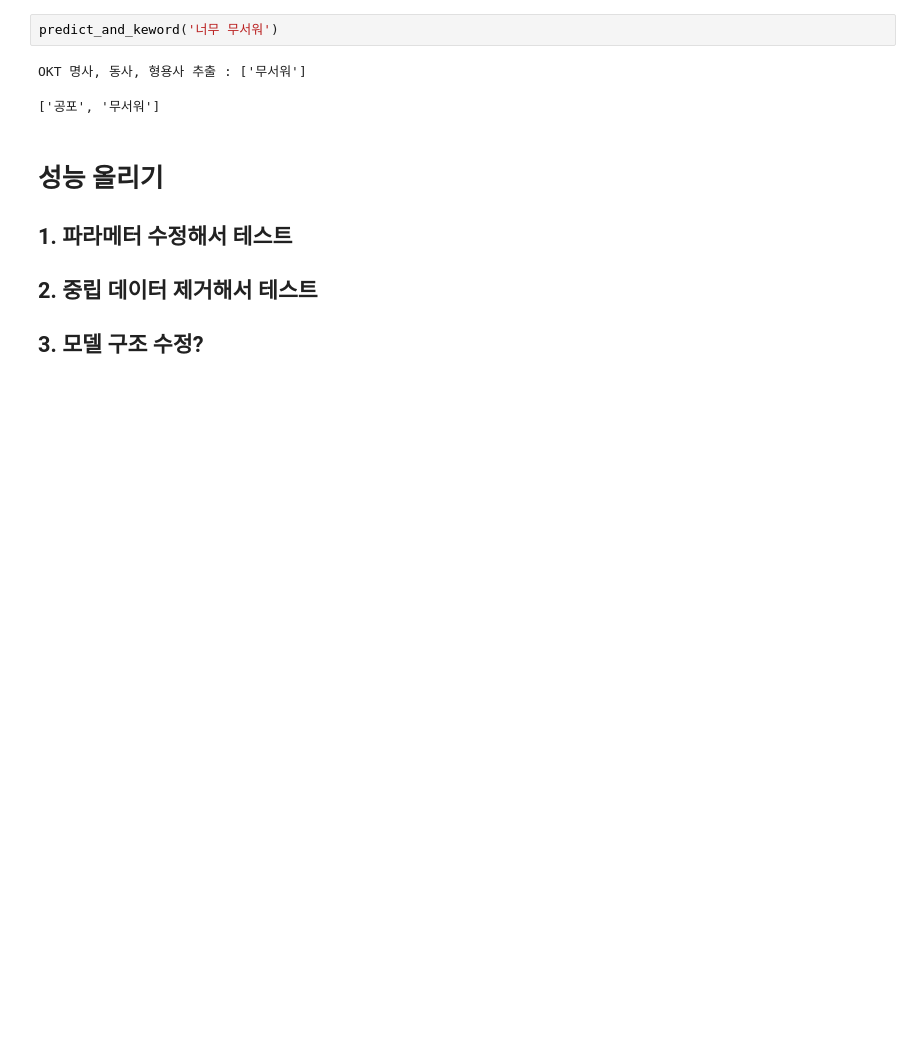
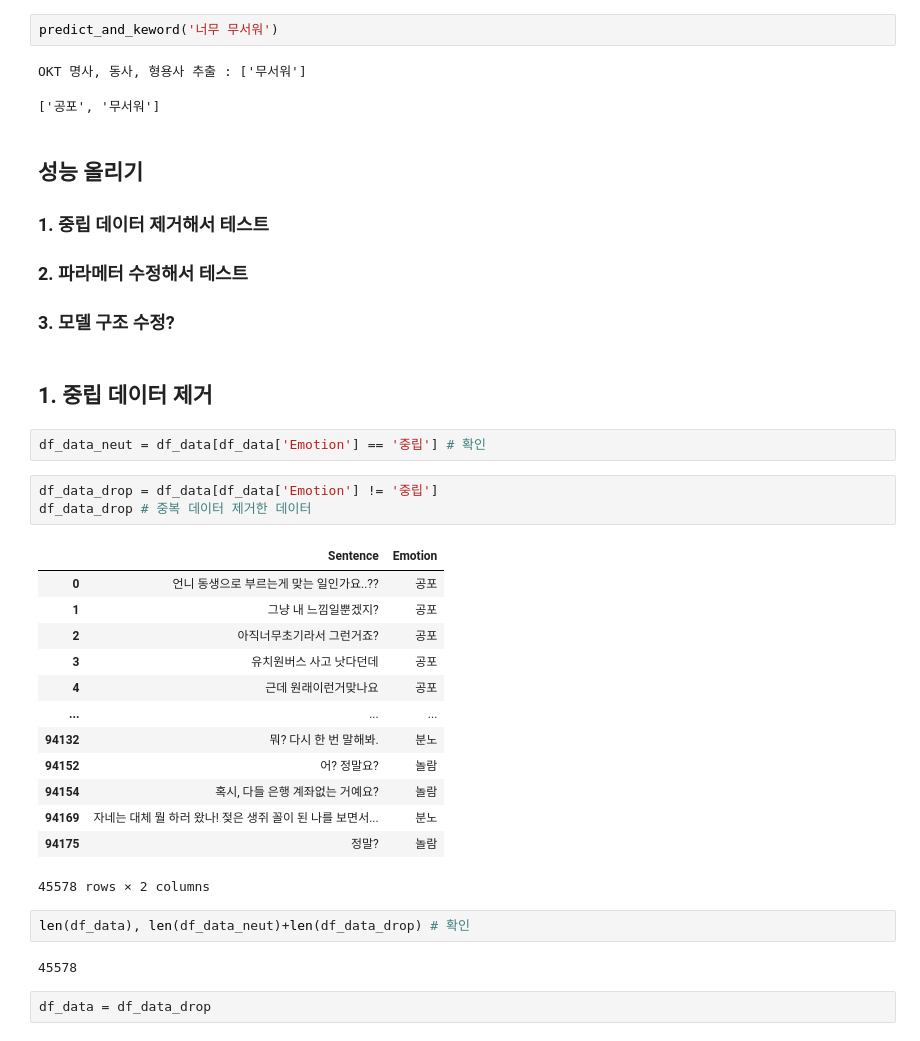
Before and after one commit to huijunam/CJ_AI_hackathon, a Jupyter notebook: 5G_team_project.ipynb, the cells around one changed output. Saved outputs shown, nothing was run; the diff lists cells and outputs as text; blank space fills up the shorter version.

```diff
--- a/5G_team_project.ipynb
+++ b/5G_team_project.ipynb
@@ -942,7 +1001,34 @@ predict_and_keword('너무 무서워')
 OKT 명사, 동사, 형용사 추출 : ['무서워']
 ['공포', '무서워']
 # %% [markdown]
-# 성능 올리기
-## 1. 파라메터 수정해서 테스트
-## 2. 중립 데이터 제거해서 테스트
-## 3. 모델 구조 수정?
+## 성능 올리기
+### 1. 중립 데이터 제거해서 테스트
+### 2. 파라메터 수정해서 테스트
+### 3. 모델 구조 수정?
+# %% [markdown]
+## 1. 중립 데이터 제거
+# %%
+df_data_neut = df_data[df_data['Emotion'] == '중립'] # 확인
+# %%
+df_data_drop = df_data[df_data['Emotion'] != '중립']
+df_data_drop # 중복 데이터 제거한 데이터
+# %% [output]
+|  | Sentence | Emotion |
+| 0 | 언니 동생으로 부르는게 맞는 일인가요..?? | 공포 |
+| 1 | 그냥 내 느낌일뿐겠지? | 공포 |
+| 2 | 아직너무초기라서 그런거죠? | 공포 |
+| 3 | 유치원버스 사고 낫다던데 | 공포 |
+| 4 | 근데 원래이런거맞나요 | 공포 |
+| ... | ... | ... |
+| 94132 | 뭐? 다시 한 번 말해봐. | 분노 |
+| 94152 | 어? 정말요? | 놀람 |
+| 94154 | 혹시, 다들 은행 계좌없는 거예요? | 놀람 |
+| 94169 | 자네는 대체 뭘 하러 왔나! 젖은 생쥐 꼴이 된 나를 보면서... | 분노 |
+| 94175 | 정말? | 놀람 |
+45578 rows × 2 columns
+# %%
+len(df_data), len(df_data_neut)+len(df_data_drop) # 확인
+# %% [output]
+45578
+# %%
+df_data = df_data_drop
```
Also changed, not shown: parts of 21 cells of this notebook.
